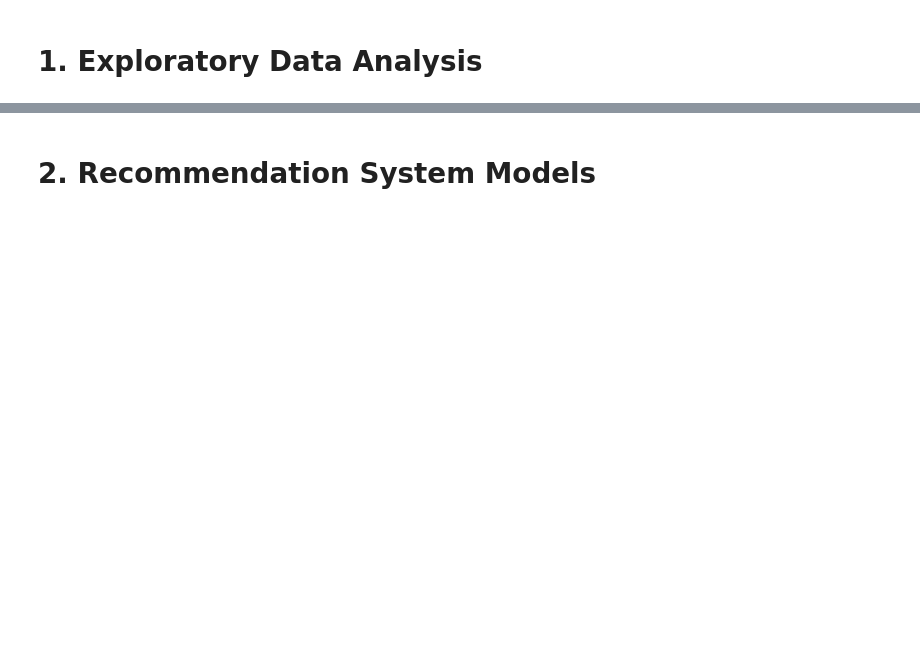
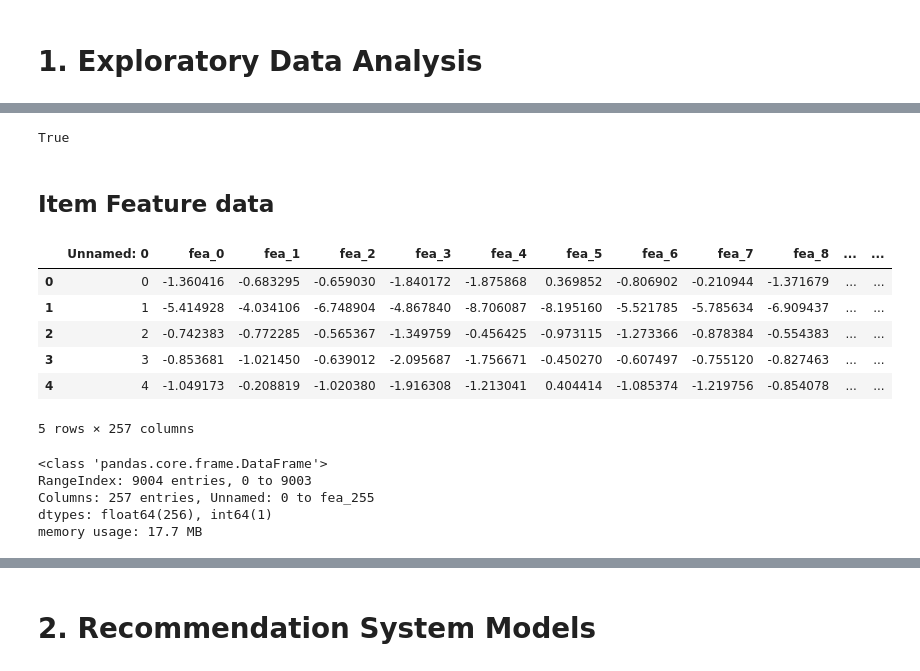
Before and after one commit to DanielTranDS/SocialMediaPhotos-RecommendationSystem-MatrixFactorization, a Jupyter notebook: RecommendationSystem_Codes.ipynb, the cells around one changed output, grey strips where cells are left out. Cells and saved outputs as stored; diff of their text form; code cells hidden in the pictures; blank space fills up the shorter version.

```diff
--- a/RecommendationSystem_Codes.ipynb
+++ b/RecommendationSystem_Codes.ipynb
@@ -13,0 +205,25 @@
+# %%
+#Check if all columns are not null
+user_fea.notnull().all().all()
+# %% [output]
+True
+# %% [markdown]
+## Item Feature data
+# %%
+item_fea.head()
+# %% [output]
+|  | Unnamed: 0 | fea_0 | fea_1 | fea_2 | fea_3 | fea_4 | fea_5 | fea_6 | fea_7 | fea_8 | ... | ... |
+| 0 | 0 | -1.360416 | -0.683295 | -0.659030 | -1.840172 | -1.875868 | 0.369852 | -0.806902 | -0.210944 | -1.371679 | ... | ... |
+| 1 | 1 | -5.414928 | -4.034106 | -6.748904 | -4.867840 | -8.706087 | -8.195160 | -5.521785 | -5.785634 | -6.909437 | ... | ... |
+| 2 | 2 | -0.742383 | -0.772285 | -0.565367 | -1.349759 | -0.456425 | -0.973115 | -1.273366 | -0.878384 | -0.554383 | ... | ... |
+| 3 | 3 | -0.853681 | -1.021450 | -0.639012 | -2.095687 | -1.756671 | -0.450270 | -0.607497 | -0.755120 | -0.827463 | ... | ... |
+| 4 | 4 | -1.049173 | -0.208819 | -1.020380 | -1.916308 | -1.213041 | 0.404414 | -1.085374 | -1.219756 | -0.854078 | ... | ... |
+5 rows × 257 columns
+# %%
+item_fea.info()
+# %% [output]
+<class 'pandas.core.frame.DataFrame'>
+RangeIndex: 9004 entries, 0 to 9003
+Columns: 257 entries, Unnamed: 0 to fea_255
+dtypes: float64(256), int64(1)
+memory usage: 17.7 MB
```
Also changed, not shown: parts of 46 cells of this notebook.
